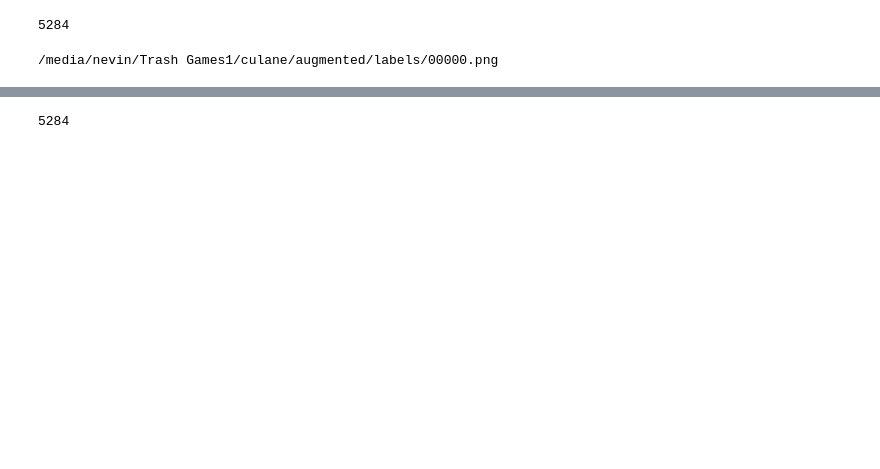
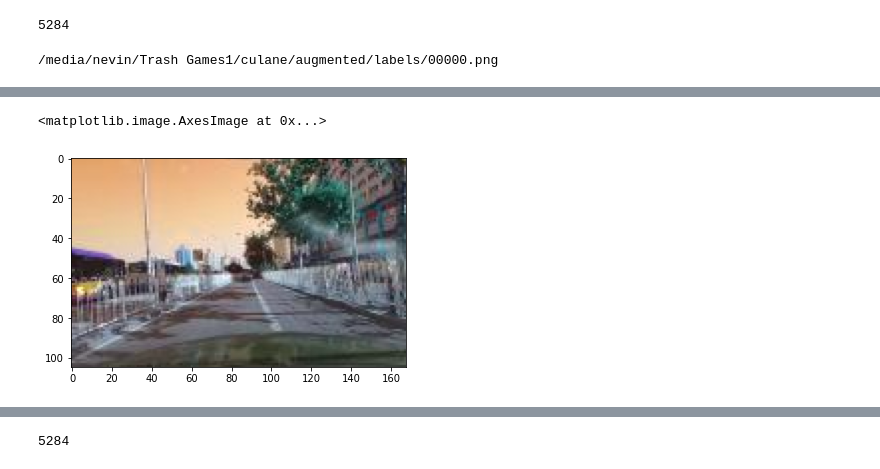
Before and after one commit to nevinpuri/slam, a Jupyter notebook: augmentation.ipynb, the cells around one changed output, grey strips where cells are left out. Cells and saved outputs as stored; diff of their text form; code cells hidden in the pictures; blank space fills up the shorter version.

```diff
--- a/augmentation.ipynb
+++ b/augmentation.ipynb
@@ -62,0 +66,5 @@ Traceback of TorchScript (most recent call last):
+# %%
+plt.imshow(img)
+# %% [output]
+<matplotlib.image.AxesImage at 0x...>
+[figure, added]
```
Also changed, not shown: parts of 5 cells of this notebook.
